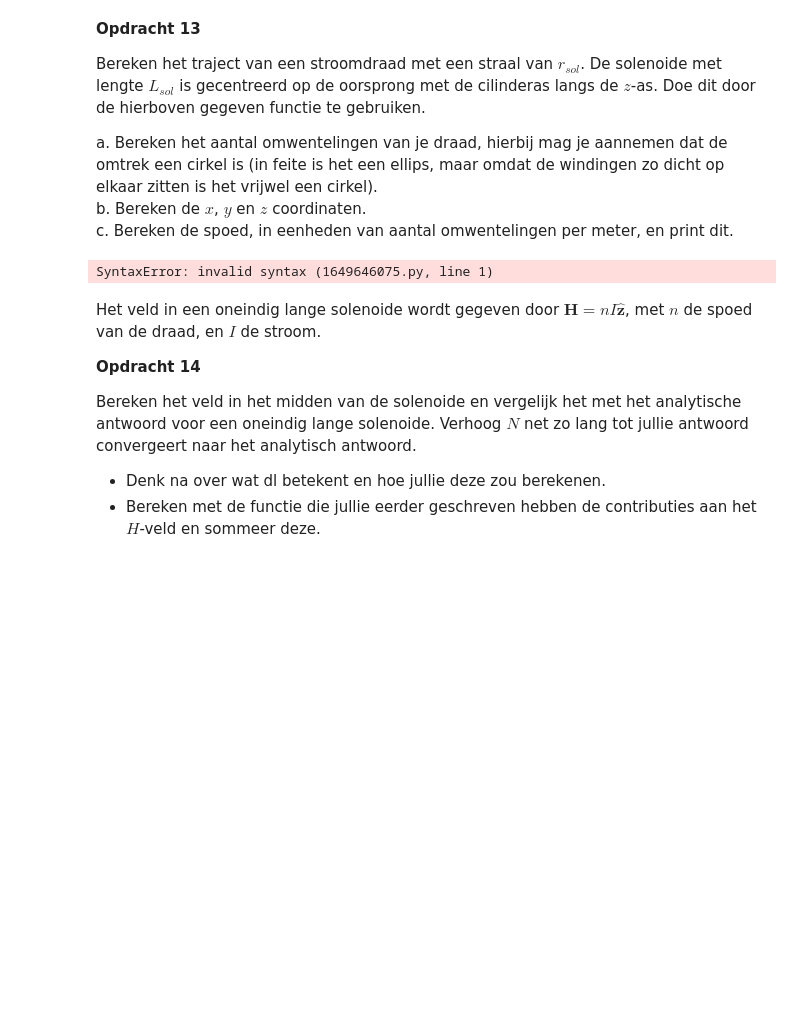
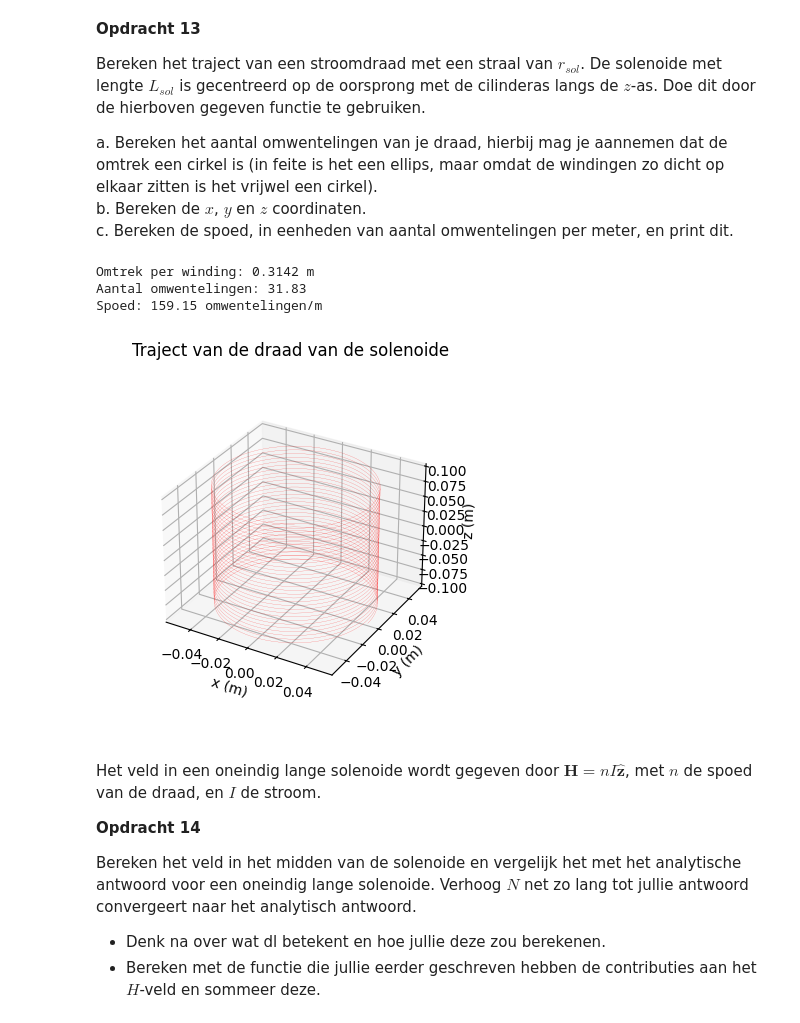
Before and after one commit to wobsen/opdrachten-DEF-D, a Jupyter notebook: DigitaleOntwerpopdrachten/2KrachtactuatorOpdracht/KrachtactuatorOpdracht.ipynb, the cells around one changed output. Cells and saved outputs as stored; diff of their text form; code cells hidden in the pictures; blank space fills up the shorter version.

```diff
--- a/DigitaleOntwerpopdrachten/2KrachtactuatorOpdracht/KrachtactuatorOpdracht.ipynb
+++ b/DigitaleOntwerpopdrachten/2KrachtactuatorOpdracht/KrachtactuatorOpdracht.ipynb
@@ -501,19 +501,53 @@ a. Bereken het aantal omwentelingen van je draad, hierbij mag je aannemen dat de
 b. Bereken de $x$, $y$ en $z$ coordinaten.\
 c. Bereken de spoed, in eenheden van aantal omwentelingen per meter, en print dit.
 # %%
-l_draad = # Lengte draad
-r_sol = # Straal solenoide
-L_sol = # Lengte solenoide
-N = # Aantal wikkeling
 
-# Enkele plots
-ax=plt.figure().add_subplot(projection='3d')
+# Gegeven parameters
+d_draad = 1e-3          # Draaddiameter (bijv. 1 mm)
+r_sol = 0.05            # Straal solenoide (bijv. 5 cm)
+L_sol = 0.2             # Lengte solenoide (bijv. 20 cm)
+l_draad = 10.0          # Lengte draad (bijv. 10 m)
+
+#a) bereken van aantal omwentelingen
+# omtrek van 1 winding
+omtrek = 2 * np.pi * r_sol
+
+# Totaal aantal omwentelingen
+aantal_omwentelingen = l_draad / omtrek
+
+print(f"Omtrek per winding: {omtrek:.4f} m")
+print(f"Aantal omwentelingen: {aantal_omwentelingen:.2f}")
+
+#b) bereken x,y,z coordinaten
+N = 10000
+
+def parametrisatie(N, r_sol, aantal_omwentelingen, L_sol):
+    t = np.linspace(0, 1, N)
+    x = r_sol * np.cos(2 * np.pi * aantal_omwentelingen * t)
+    y = r_sol * np.sin(2 * np.pi * aantal_omwentelingen * t)
+    z = L_sol * t - L_sol / 2
+    return x, y, z
+
+x, y, z = parametrisatie(N, r_sol, aantal_omwentelingen, L_sol)
+
+#c) spoed berekenen
+spoed = aantal_omwentelingen / L_sol  # [omwentelingen/m]
+print(f"Spoed: {spoed:.2f} omwentelingen/m")
+
+# plotten van de grafiek
+ax = plt.figure().add_subplot(projection='3d')
 plt.title('Traject van de draad van de solenoide')
 plt.plot(x, y, z, '-r', linewidth=0.1)
 ax.set_box_aspect(aspect=None, zoom=0.8)
-ax.set_xlabel('x (m)'), ax.set_ylabel('y (m)'), ax.set_zlabel('z (m)')
+ax.set_xlabel('x (m)')
+ax.set_ylabel('y (m)')
+ax.set_zlabel('z (m)')
+plt.show()
 # %% [output]
-SyntaxError: invalid syntax (1649646075.py, line 1)
+Omtrek per winding: 0.3142 m
+Aantal omwentelingen: 31.83
+Spoed: 159.15 omwentelingen/m
+[figure, added]
 # %% [markdown]
 Het veld in een oneindig lange solenoide wordt gegeven door $\mathbf{H} = n I \hat{\mathbf{z}}$, met $n$ de spoed van de draad, en $I$ de stroom.
 
```
Also changed, not shown: parts of 4 cells of this notebook.
